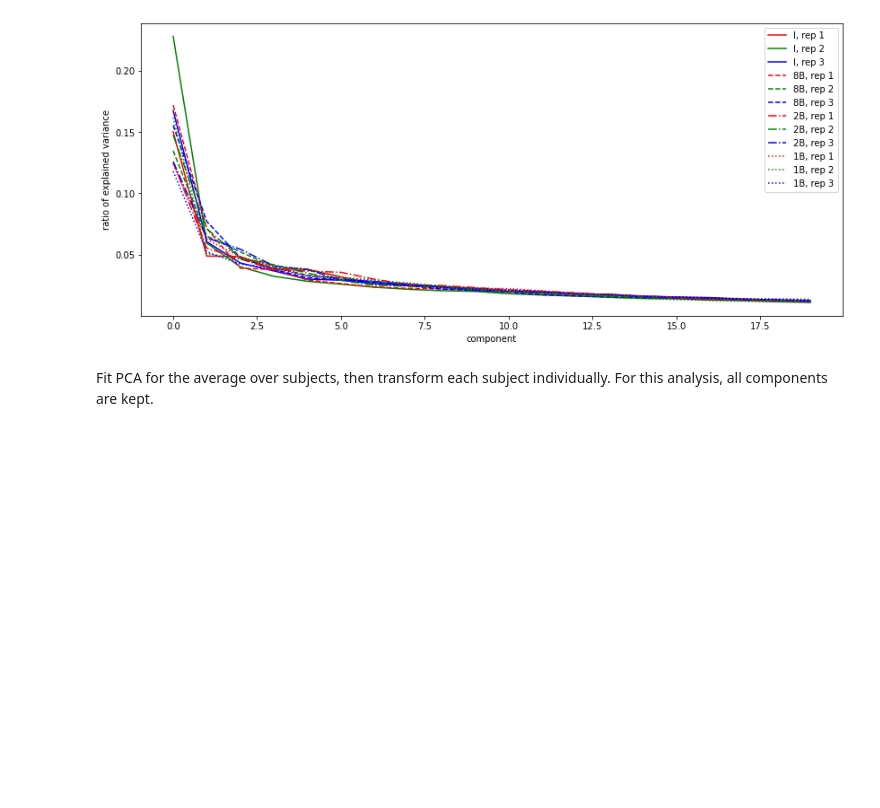
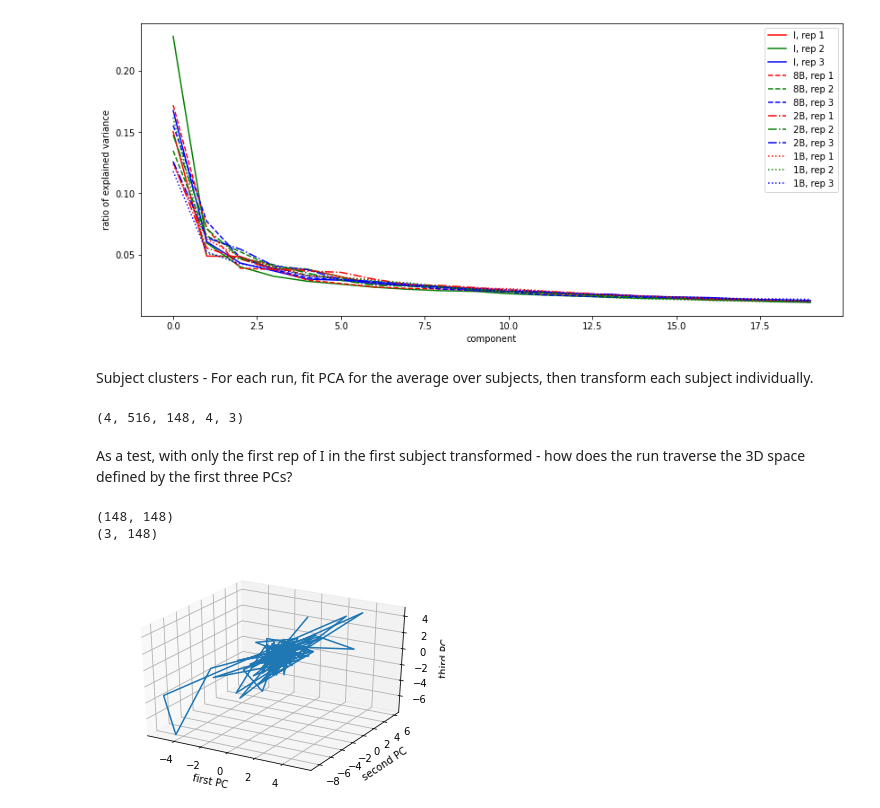
Before and after one commit to riesacassano/fMRI_piano, a Jupyter notebook: ryc_100121_PCA.ipynb, the cells around one changed output. Drawn from its saved outputs; the diff is of its cells as text; code cells hidden in the pictures; blank space fills up the shorter version.

Commit message:
s103, rep1, I - traverse PC space

```diff
--- a/ryc_100121_PCA.ipynb
+++ b/ryc_100121_PCA.ipynb
@@ -141,4 +141,48 @@ ax.legend();
 # %% [output]
 [figure]
 # %% [markdown]
-Fit PCA for the average over subjects, then transform each subject individually. For this analysis, all components are kept.
+Subject clusters - For each run, fit PCA for the average over subjects, then transform each subject individually.
+# %%
+# for reference
+print(orig_data_norm.shape)
+# %% [output]
+(4, 516, 148, 4, 3)
+# %%
+n_components = n_TRs
+data_PCs = np.zeros((n_sub,n_components,n_TRs,n_conds,n_reps))
+
+for c in range(1):#n_conds):
+  for r in range(1):#n_reps):
+    # grab the data for this condition and rep
+    this_data = orig_data_norm[:,:,:,c,r]
+
+    # create the PCA object
+    this_pca = PCA()
+
+    # average over all subjects to fit PCA
+    this_data_avg = np.mean(this_data,axis=0)
+    this_pca.fit(this_data_avg.T)
+
+    # transform each subject's data individually and save
+    for s in range(1):#n_sub):
+      this_sub_PCs = this_pca.transform(this_data[s,:,:].T)
+      data_PCs[s,:,:,c,r] = this_sub_PCs
+# %% [markdown]
+As a test, with only the first rep of I in the first subject transformed - how does the run traverse the 3D space defined by the first three PCs?
+# %%
+test_TRxPC = data_PCs[0,:,:,0,0]
+print(test_TRxPC.shape) # PCs x TRs
+print(test_TRxPC[:3,:].shape) # first three PCs
+# %% [output]
+(148, 148)
+(3, 148)
+# %%
+fig = plt.figure()
+ax = plt.axes(projection='3d')
+ax.set_xlabel('first PC')
+ax.set_ylabel('second PC')
+ax.set_zlabel('third PC')
+
+ax.plot(test_TRxPC[0,:],test_TRxPC[1,:],test_TRxPC[2,:]);
+# %% [output]
+[figure, added]
```
Also changed, not shown: parts of 8 cells of this notebook.
